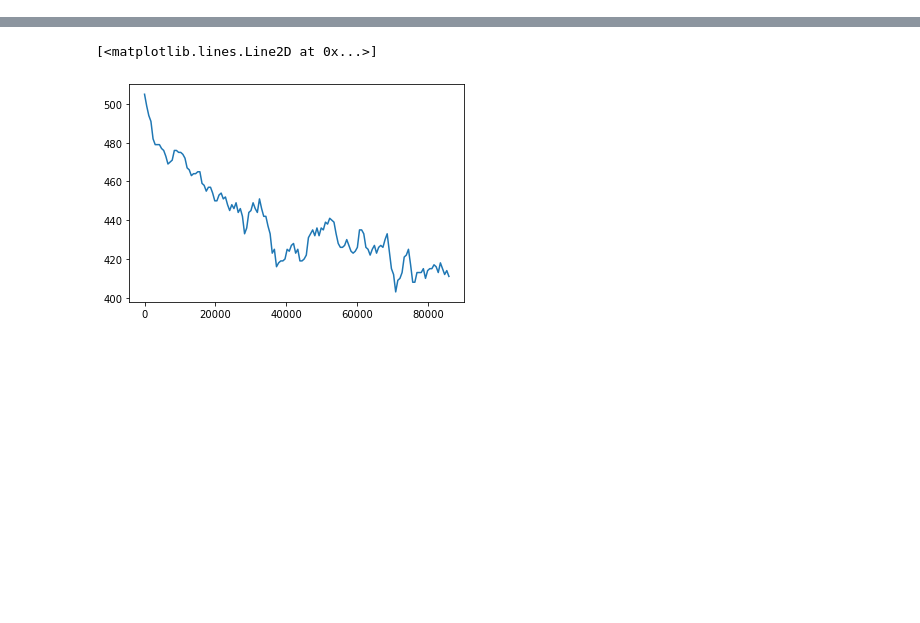
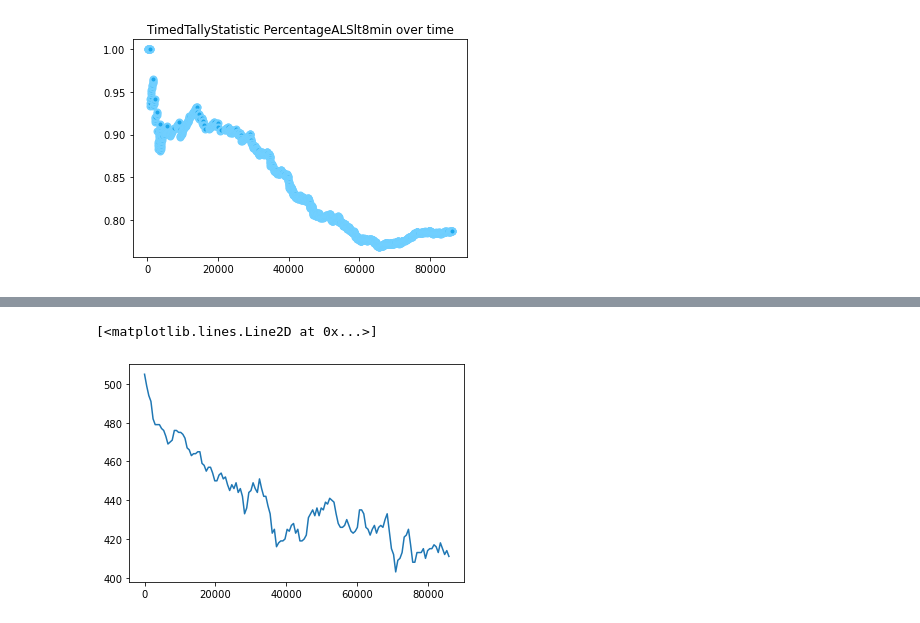
Before and after one commit to yamilbknsu/ems-ny-data, a Jupyter notebook: StatisticsDisplay.ipynb, the cells around one changed output, grey strips where cells are left out. Saved outputs shown, nothing was run; the diff lists cells and outputs as text; code cells hidden in the pictures; blank space fills up the shorter version.

```diff
--- a/StatisticsDisplay.ipynb
+++ b/StatisticsDisplay.ipynb
@@ -10,0 +163,17 @@ def visualizeSpatialStatistic(ax, shp):
+# %%
+#fig, ax = plt.subplots(1,1, figsize=(15,15))
+
+with open('StatisticsResults/friday_0_coverage_nearest_NoRelocation_Workload_0.4_NoUber_0.05.pickle', 'rb') as f:
+    statistics = pickle.load(f)
+
+#statistics[0]['TravelTime'].average(),np.std([d[1] for d in statistics[0]['TravelTime'].data])
+
+#visualizeSpatialStatistic(ax, nyc_boundaries, statistics[0]['SpatialALSRelocation'].data, nyc_graph_nodes, candidate_points, quantile_clip=1, default=0, method='points', legend=True)
+#plt.hist([d[1] for d in statistics[0]['HSresponseTime'].data], bins=100)
+#statistics[1]['Ambulance 57']['Statistics']['State'].visualize()
+statistics[0]['PercentageALSlt8min'].visualize()
+#statistics[0]['GAPALSPart1'].visualize()
+
+#visualizeStateStatisticData(statistics[0]['AvailableALSVehicles'].data[1:])
+# %% [output]
+[figure, added]
```
Also changed, not shown: parts of 18 cells of this notebook, 30 other files.
